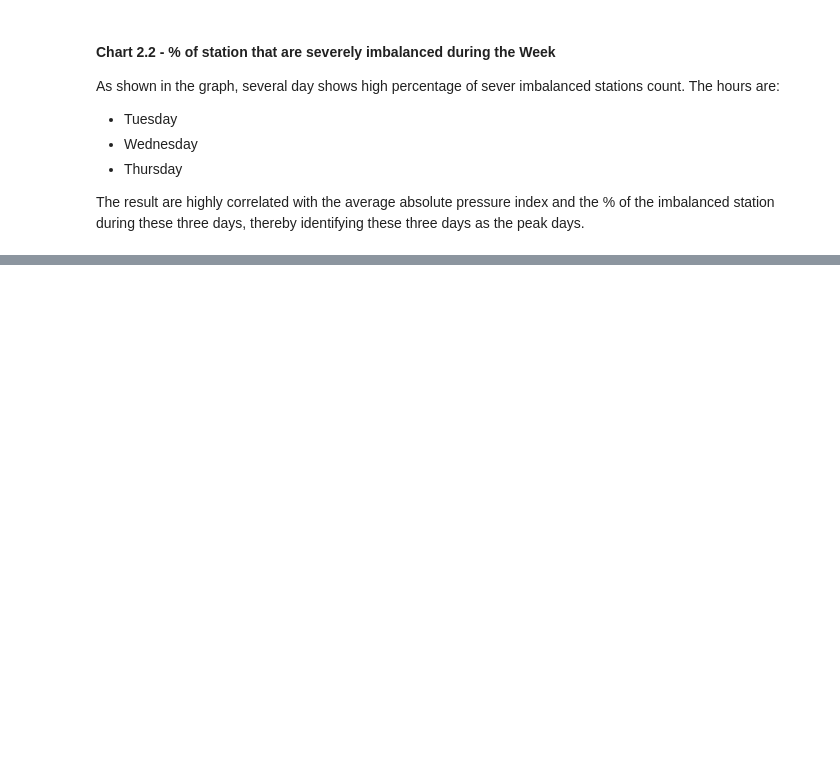
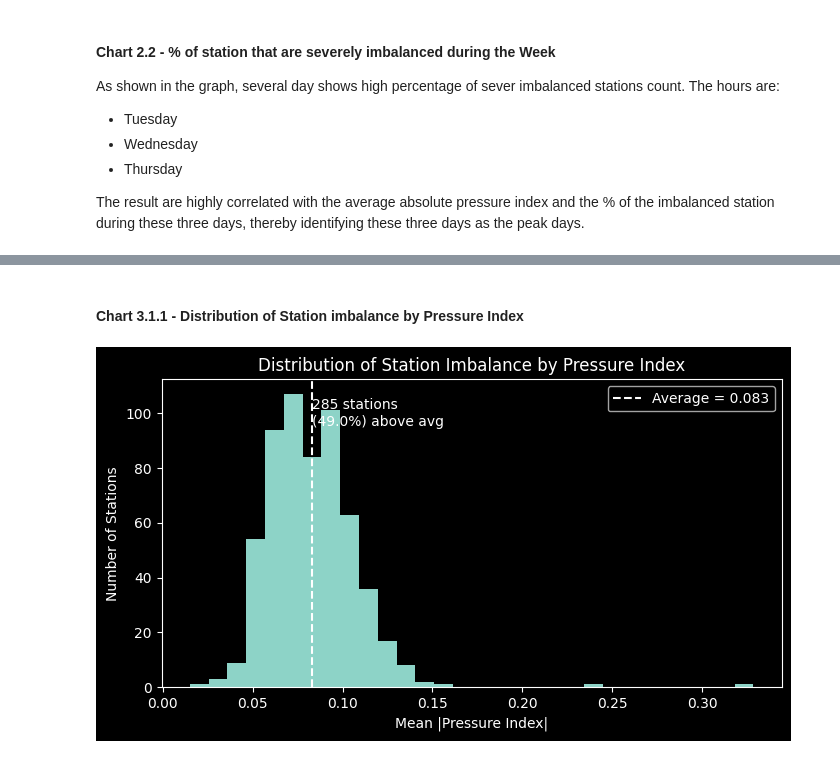
Before and after one commit to NicoleJin03/dsci510_spring2026_final_project, a Jupyter notebook: src/results.ipynb, the cells around one changed output, grey strips where cells are left out. Saved outputs shown, nothing was run; the diff lists cells and outputs as text; code cells hidden in the pictures; blank space fills up the shorter version.

```diff
--- a/src/results.ipynb
+++ b/src/results.ipynb
@@ -299,0 +183,10 @@ These will be factor in the next step, which is the weather analysis.
+# %% [markdown]
+#### Chart 3.1.1 - Distribution of Station imbalance by Pressure Index
+# %%
+plot_station_imbalance_distribution(
+    station_imbalance,
+    result_dir="../results",
+    notebook_plot=True,
+)
+# %% [output]
+[figure, added]
```
Also changed, not shown: parts of 33 cells of this notebook, 5 other files.
